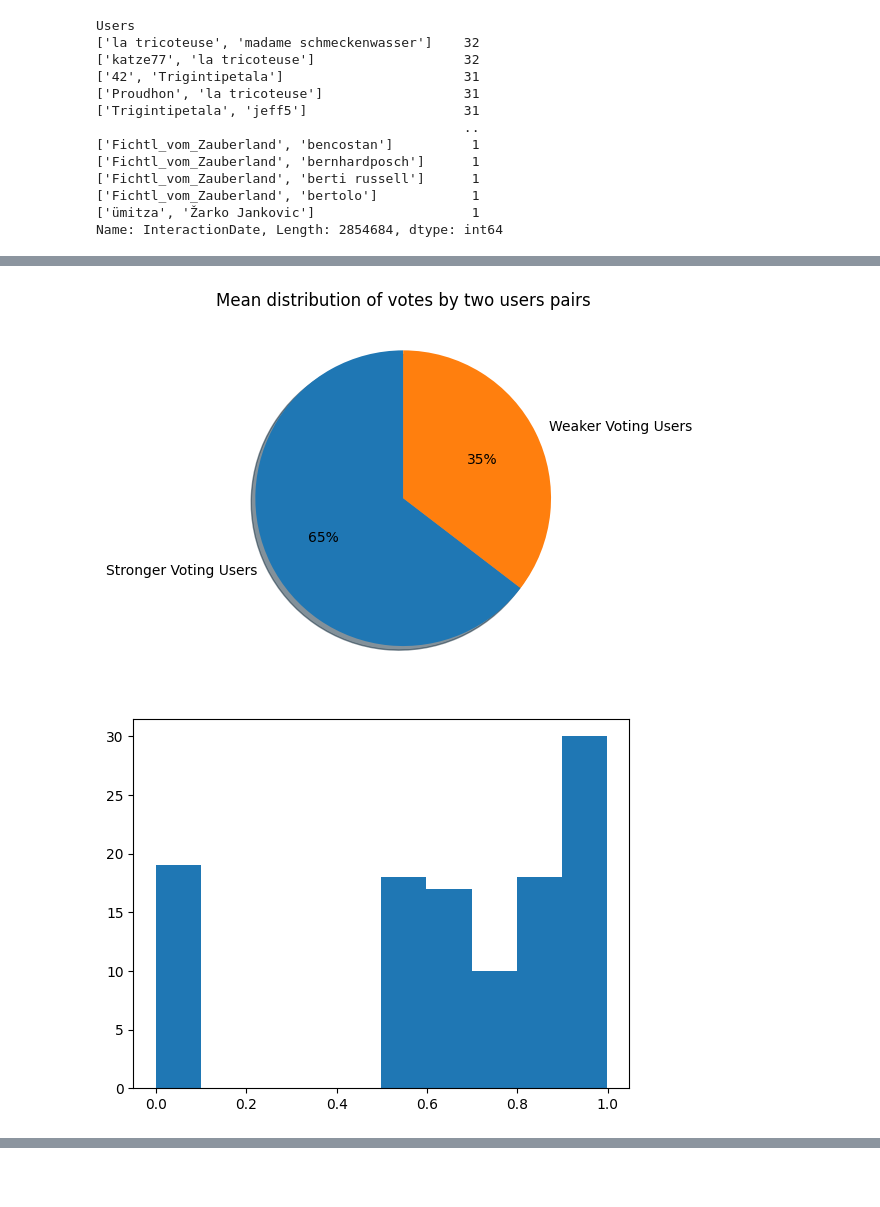
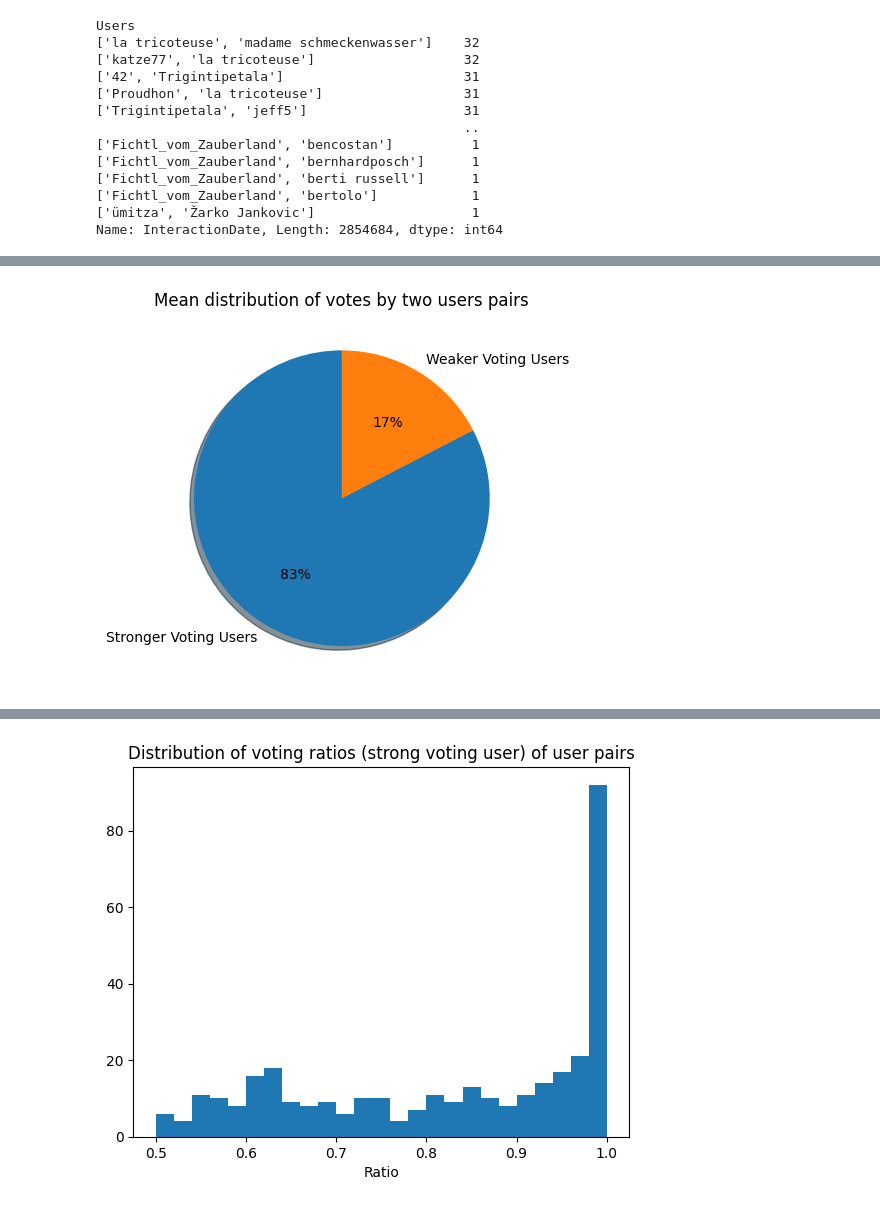
Before and after one commit to anaterovic/SNA, a Jupyter notebook: scripts/scripts_explain.ipynb, the cells around one changed output, grey strips where cells are left out. Drawn from its saved outputs; the diff is of its cells as text; code cells hidden in the pictures; blank space fills up the shorter version.

```diff
--- a/scripts/scripts_explain.ipynb
+++ b/scripts/scripts_explain.ipynb
@@ -57,12 +59,12 @@ def plot_sum_user_counts(i, users):
     label = f"'{user1}', '{user2}'"
     res = direct_comments_heavy_users.groupby("InteractionDate")["ID_Posting_Comment"].count().sort_index()
     # direct_comments_heavy_users.groupby("InteractionDate")["CommentCreatedAt"]
-    ax = res.sort_index().plot(label=label)
+    ax = res.sort_index().plot(label="_")
     [slope, intercept] = np.polyfit(range(0, len(res)), res.values, 1)
-    plt.plot(res.index, (np.arange(0,len(res))*slope)+intercept, color = ax.get_lines()[2*i].get_color())
+    plt.plot(res.index, (np.arange(0,len(res))*slope)+intercept, color = "red", label="Regression")
 
 
-for i in range(0, 2):
+for i in [1]:
     users = count_user_interaction.index[i]
     plot_sum_user_counts(i, users)
 
@@ -71,6 +73,7 @@ plt.legend()
 plt.xlabel("Day")
 plt.ylabel("Number Interactions")
 plt.xticks(rotation=-45)
+plt.title("Number of interactions between two users")
 plt.savefig(f"{IMAGE_PATH}comments_over_time.png")
 plt.show()
 # %% [output]
@@ -155,17 +158,17 @@ def plot_sum_user_counts(i, users):
     user1, user2 = user_votes_heavy_users.values[0][0:2]
     label = f"'{user1}', '{user2}'"
     res = user_votes_heavy_users.groupby("InteractionDate")["Vote"].sum()
-    ax = res.sort_index().plot(label=label)
+    ax = res.sort_index().plot(label="_")
     [slope, intercept] = np.polyfit(range(0, len(res)), res.values, 1)
-    plt.plot(res.index, (np.arange(0,len(res))*slope)+intercept, color = ax.get_lines()[2*i].get_color())
-
+    plt.plot(res.index, (np.arange(0,len(res))*slope)+intercept, color = "red", label="Regression")
+    #plt.title("Sum of votes of two users")
+    plt.legend()
+    plt.xticks(rotation=-45)
+    plt.ylabel("Sum Votes (positive vote 1, negative vote -1)")
+    plt.xlabel("Day")
+    plt.show()
 
 for i, i_user in enumerate([1, 2, 3 , 8]):
     users = count_user_interaction_dates.index[i_user]
     plot_sum_user_counts(i, users)
-
-plt.legend()
-plt.xticks(rotation=-45)
-plt.ylabel("Sum Votes (positive vote 1, negative vote -1)")
-plt.xlabel("Day")
 # %% [output]
@@ -174,5 +179,5 @@ Text(0.5, 0, 'Day')
 # %%
-min_interaction = 20
+min_interaction = 15
 heavy_users = count_user_interaction_dates[count_user_interaction_dates > min_interaction].index
 print(f"#HeavyUsers (#Interactions >= {min_interaction}): {len(heavy_users)} ")
 
@@ -217,7 +221,0 @@ Distribution of the slopes for negative similar users (mean): 0.0291335464307849
-# %%
-res = user_votes[(user_votes["Users"] == users)].groupby("InteractionDate")["Vote"].sum()
-res.plot()
-print(slope, intercept)
-[slope, intercept] = np.polyfit(range(0, len(res)), res.values, 1)
-plt.plot(res.index, (np.arange(0,len(res))*slope)+intercept)
-plt.xticks(rotation=-45)
@@ -238,30 +222,24 @@ plt.xticks(rotation=-45)
 # %%
-min_interaction = 20
+min_interaction = 15
 heavy_users = count_user_interaction_dates[count_user_interaction_dates > min_interaction].index
 
 strong_user = []
 weak_user = []
 for users in heavy_users:
     res = sorted(user_votes[user_votes["Users"] == users][["UserPost", "UserVote"]].value_counts().values)
     if len(res) == 1:
-        res.append(0)
+        res = [0, res[0]]
     res = np.asarray(res)
     res = res / np.sum(res)
     weak_user.append(res[0])
     strong_user.append(res[1])
 
 strong_user = np.asarray(strong_user)
 weak_user = np.asarray(weak_user)
 
 plt.pie([strong_user.mean(), weak_user.mean()], labels=["Stronger Voting Users", "Weaker Voting Users"], autopct='%1.0f%%', shadow=True, startangle=90)
 plt.title("Mean distribution of votes by two users pairs")
 plt.savefig(f"{IMAGE_PATH}user_pairs_voting_distribution.png")
 plt.show()
-
-plt.hist(strong_user)
-plt.show()
-plt.hist(weak_user)
-plt.show()
 # %% [output]
-[figure, old version]
+[figure, new version]
-[figure, removed]
@@ -268,0 +246,8 @@ plt.show()
+# %%
+plt.hist(strong_user / (strong_user + weak_user), bins=25)
+plt.title("Distribution of voting ratios (strong voting user) of user pairs")
+plt.xlabel("Ratio")
+plt.savefig(f"{IMAGE_PATH}user_pairs_voting_distribution_hist.png")
+plt.show()
+# %% [output]
+[figure, added]
```
Also changed, not shown: parts of 13 cells of this notebook.
